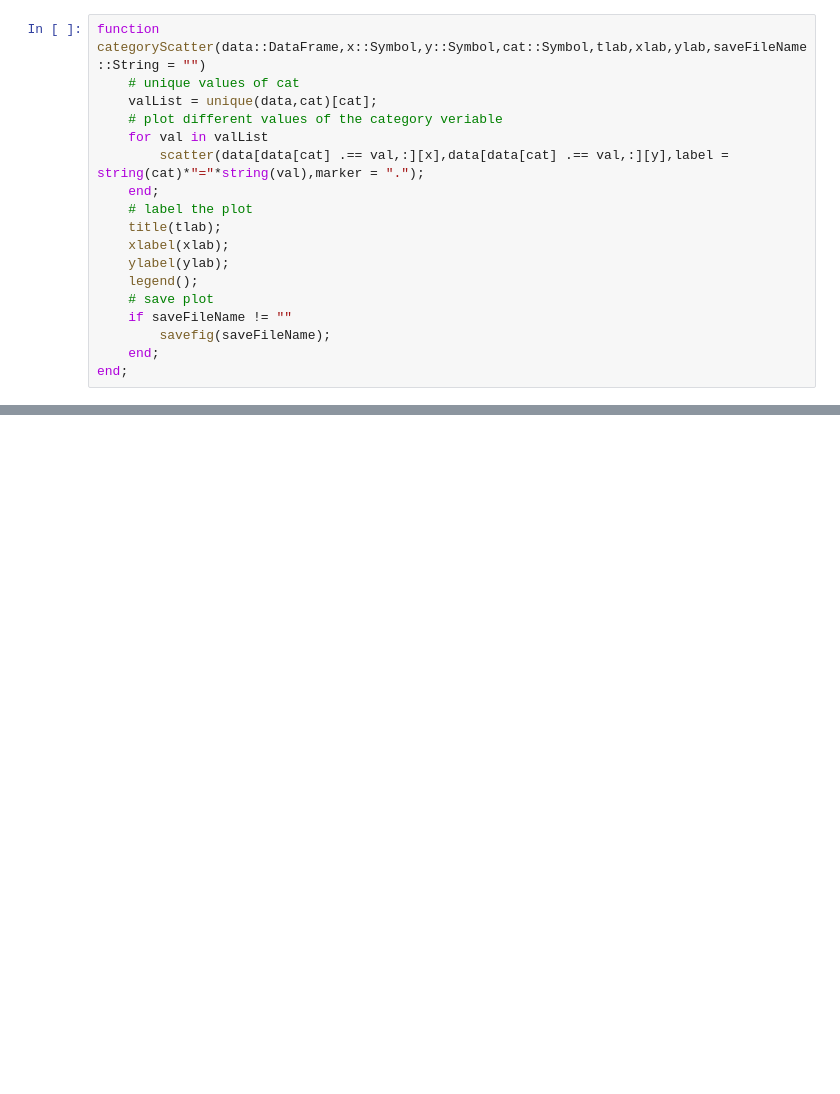
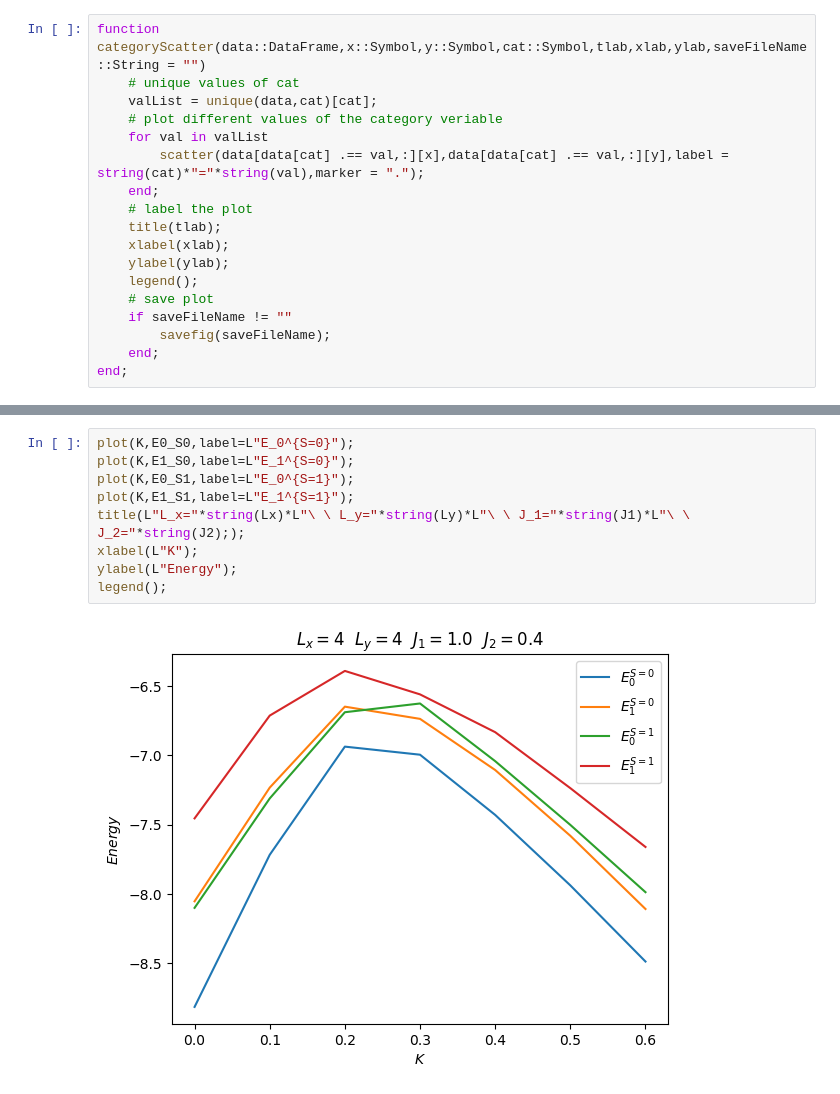
Before and after one commit to aormorningstar/HeisenbergED, a Jupyter notebook: analyseSpectralData.ipynb, the cells around one changed output, grey strips where cells are left out. Drawn from its saved outputs; the diff is of its cells as text; blank space fills up the shorter version.

```diff
--- a/analyseSpectralData.ipynb
+++ b/analyseSpectralData.ipynb
@@ -53,0 +102,11 @@ categoryScatter(data,x,y,cat,tlab,xlab,ylab,plotFileName);
+# %%
+plot(K,E0_S0,label=L"E_0^{S=0}");
+plot(K,E1_S0,label=L"E_1^{S=0}");
+plot(K,E0_S1,label=L"E_0^{S=1}");
+plot(K,E1_S1,label=L"E_1^{S=1}");
+title(L"L_x="*string(Lx)*L"\ \ L_y="*string(Ly)*L"\ \ J_1="*string(J1)*L"\ \ J_2="*string(J2););
+xlabel(L"K");
+ylabel(L"Energy");
+legend();
+# %% [output]
+[figure, added]
```
Also changed, not shown: parts of 7 cells of this notebook.
